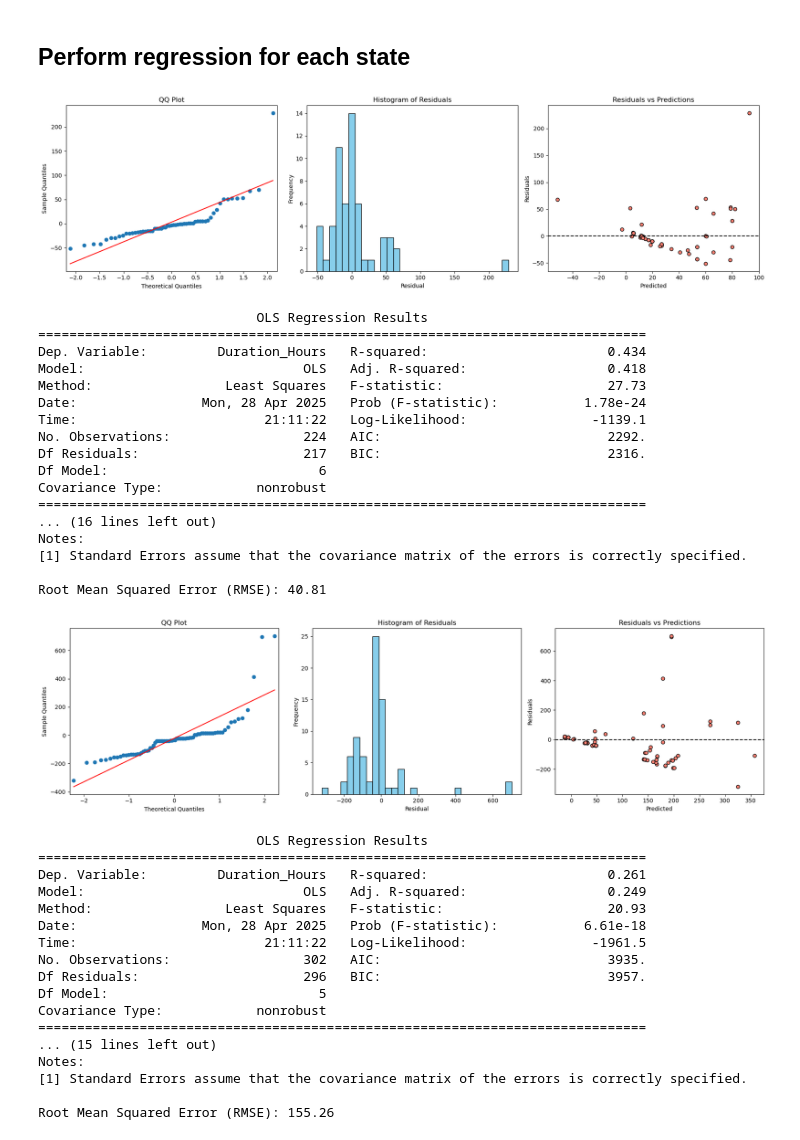
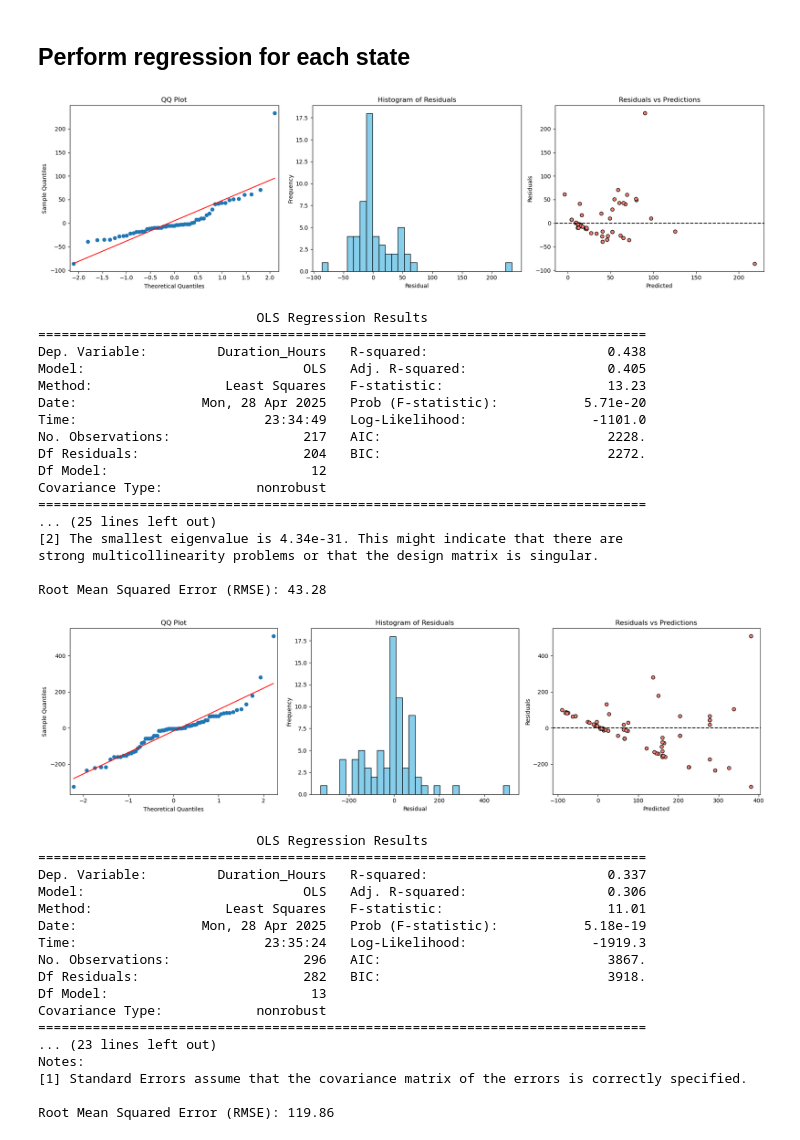
Before and after one commit to JerryZ-code/JZ_IFN695, a Jupyter notebook: 3.3.regression_with_unique_outages.ipynb, the cells around one changed output. Cells and saved outputs as stored; diff of their text form; code cells hidden in the pictures.

```diff
--- a/3.3.regression_with_unique_outages.ipynb
+++ b/3.3.regression_with_unique_outages.ipynb
@@ -97,47 +80,47 @@ for region in df['Region'].unique():
     globals()[var_name] = df[df['Region'] == region].copy()
 # %%
 regression_summary_and_plots(NSW,
-                             ['Recall_Day_Hours', 'Recall_Night_Hours', 'Generator Aware?', 'DNSP Aware?', 'Inter-Regional', 'Reason'])
+                             ['Recall_Day_Hours', 'Recall_Night_Hours', 'Generator Aware?', 'DNSP Aware?', 'Inter-Regional', 'Reason', 'Status_Description', 'Status_Code', 'Asset Type'])
 # %% [output]
-[figure, old version]
+[figure, new version]
                             OLS Regression Results
 ==============================================================================
-Dep. Variable:         Duration_Hours   R-squared:                       0.434
-Model:                            OLS   Adj. R-squared:                  0.418
-Method:                 Least Squares   F-statistic:                     27.73
-Date:                Mon, 28 Apr 2025   Prob (F-statistic):           1.78e-24
-Time:                        21:11:22   Log-Likelihood:                -1139.1
-No. Observations:                 224   AIC:                             2292.
-Df Residuals:                     217   BIC:                             2316.
-Df Model:                           6
+Dep. Variable:         Duration_Hours   R-squared:                       0.438
+Model:                            OLS   Adj. R-squared:                  0.405
+Method:                 Least Squares   F-statistic:                     13.23
+Date:                Mon, 28 Apr 2025   Prob (F-statistic):           5.71e-20
+Time:                        23:34:49   Log-Likelihood:                -1101.0
+No. Observations:                 217   AIC:                             2228.
+Df Residuals:                     204   BIC:                             2272.
+Df Model:                          12
 Covariance Type:            nonrobust
 ==============================================================================
-... (16 lines left out)
-Notes:
-[1] Standard Errors assume that the covariance matrix of the errors is correctly specified.
+... (25 lines left out)
+[2] The smallest eigenvalue is 4.34e-31. This might indicate that there are
+strong multicollinearity problems or that the design matrix is singular.
 
-Root Mean Squared Error (RMSE): 40.81
+Root Mean Squared Error (RMSE): 43.28
 # %%
 regression_summary_and_plots(QLD,
-                             ['Recall_Day_Hours', 'Recall_Night_Hours', 'Generator Aware?', 'DNSP Aware?', 'Reason'])
+                             ['Recall_Day_Hours', 'Recall_Night_Hours', 'Generator Aware?', 'DNSP Aware?', 'Reason', 'Status_Code', 'Asset Type'])
 # %% [output]
-[figure, old version]
+[figure, new version]
                             OLS Regression Results
 ==============================================================================
-Dep. Variable:         Duration_Hours   R-squared:                       0.261
-Model:                            OLS   Adj. R-squared:                  0.249
-Method:                 Least Squares   F-statistic:                     20.93
-Date:                Mon, 28 Apr 2025   Prob (F-statistic):           6.61e-18
-Time:                        21:11:22   Log-Likelihood:                -1961.5
-No. Observations:                 302   AIC:                             3935.
-Df Residuals:                     296   BIC:                             3957.
-Df Model:                           5
+Dep. Variable:         Duration_Hours   R-squared:                       0.337
+Model:                            OLS   Adj. R-squared:                  0.306
+Method:                 Least Squares   F-statistic:                     11.01
+Date:                Mon, 28 Apr 2025   Prob (F-statistic):           5.18e-19
+Time:                        23:35:24   Log-Likelihood:                -1919.3
+No. Observations:                 296   AIC:                             3867.
+Df Residuals:                     282   BIC:                             3918.
+Df Model:                          13
 Covariance Type:            nonrobust
 ==============================================================================
-... (15 lines left out)
+... (23 lines left out)
 Notes:
 [1] Standard Errors assume that the covariance matrix of the errors is correctly specified.
 
-Root Mean Squared Error (RMSE): 155.26
+Root Mean Squared Error (RMSE): 119.86
 # %%
 regression_summary_and_plots(SA,
```
Also changed, not shown: parts of 6 cells of this notebook, 4 other files.
